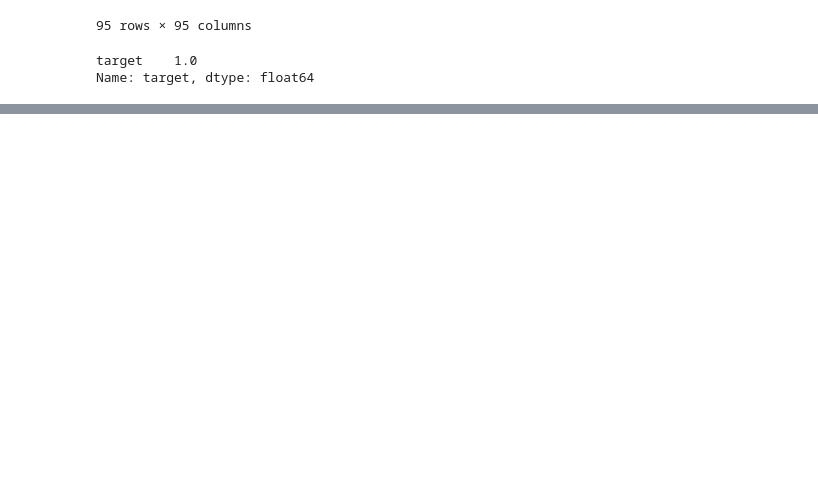
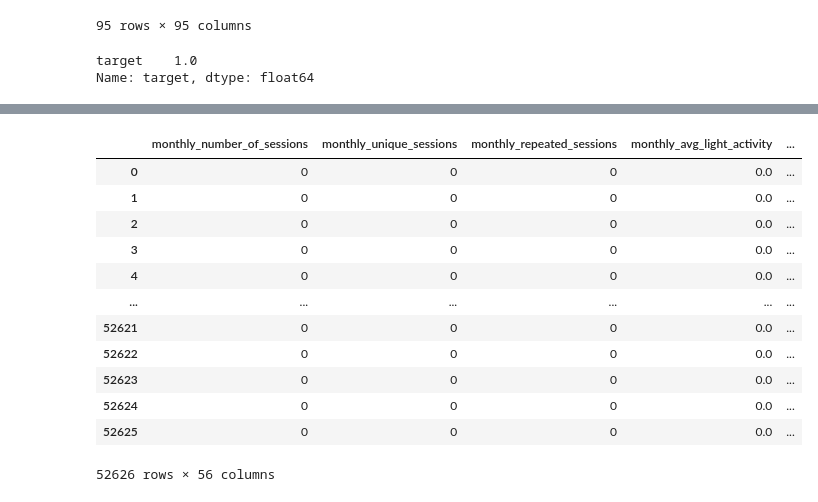
Before and after one commit to saurav193/capstone_BIBA, a Jupyter notebook: eda/eda_biba.ipynb, the cells around one changed output, grey strips where cells are left out. Drawn from its saved outputs; the diff is of its cells as text; code cells hidden in the pictures; blank space fills up the shorter version.

```diff
--- a/eda/eda_biba.ipynb
+++ b/eda/eda_biba.ipynb
@@ -188,0 +251,4 @@ for i in range()
+# %%
+# Checking for outliers
+
+quant_check = numerical_features.quantile([0.9, 0.95, 0.975, 0.99, 1])
@@ -188,0 +271,9 @@ for i in range()
+# %%
+#comparing quantiles
+per_90 = quant_check.loc[0.90, :]
+per_95 = quant_check.loc[0.95, :]
+per_975 = quant_check.loc[0.975, :]
+per_99 = quant_check.loc[0.99, :]
+per_100 = quant_check.loc[1, :]
+
+numerical_features.loc[:, per_100 > per_99+per_90]
@@ -188,0 +294,16 @@ for i in range()
+# %%
+numerical_features.loc[:, per_99 > per_975+per_95]
+# %% [output]
+|  | monthly_number_of_sessions | monthly_unique_sessions | monthly_repeated_sessions | monthly_avg_light_activity | ... |
+| 0 | 0 | 0 | 0 | 0.0 | ... |
+| 1 | 0 | 0 | 0 | 0.0 | ... |
+| 2 | 0 | 0 | 0 | 0.0 | ... |
+| 3 | 0 | 0 | 0 | 0.0 | ... |
+| 4 | 0 | 0 | 0 | 0.0 | ... |
+| ... | ... | ... | ... | ... | ... |
+| 52621 | 0 | 0 | 0 | 0.0 | ... |
+| 52622 | 0 | 0 | 0 | 0.0 | ... |
+| 52623 | 0 | 0 | 0 | 0.0 | ... |
+| 52624 | 0 | 0 | 0 | 0.0 | ... |
+| 52625 | 0 | 0 | 0 | 0.0 | ... |
+52626 rows × 56 columns
```
Also changed, not shown: parts of 12 cells of this notebook.
